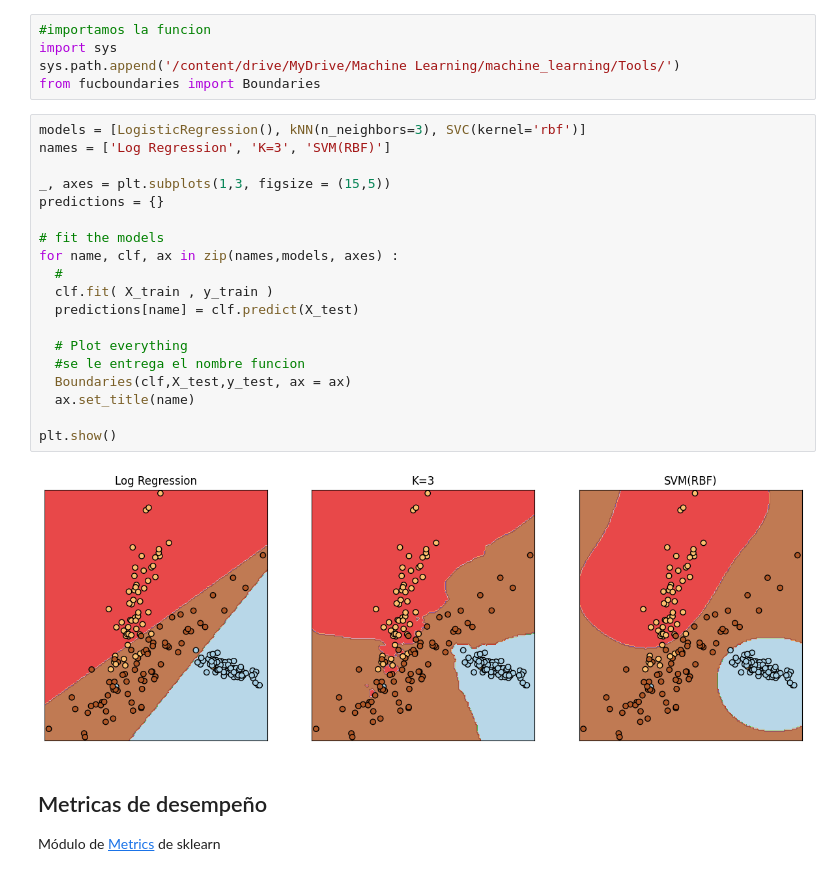
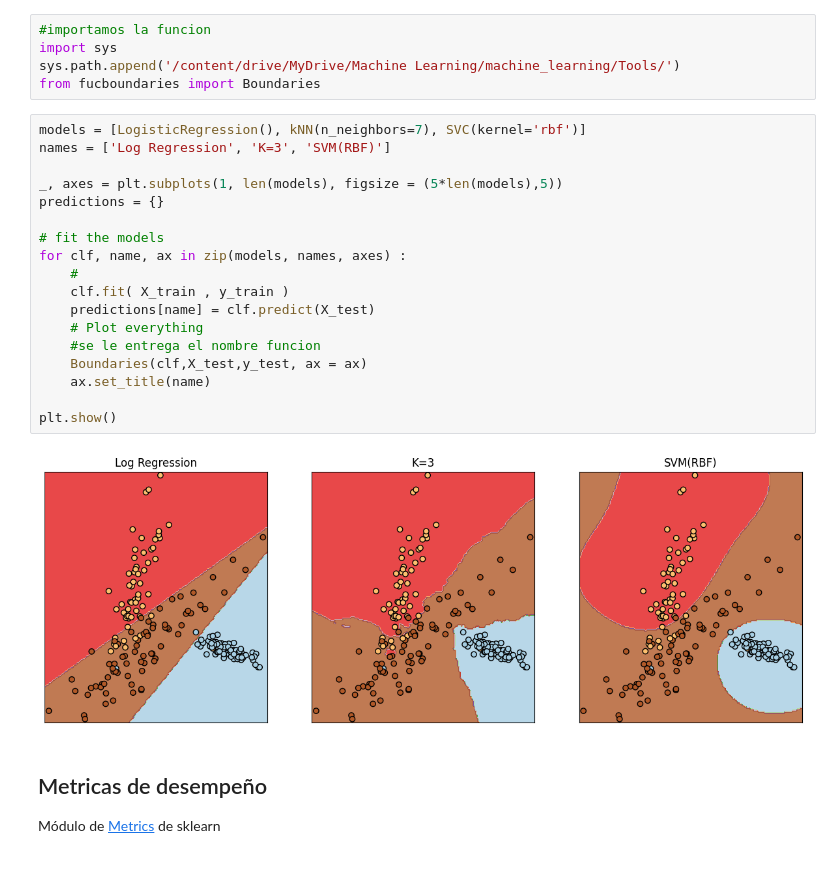
Before and after one commit to Luisa96fernanda/machine_learning, a Jupyter notebook: Sem_05/Supervised_Metrics.ipynb, the cells around one changed output. Drawn from its saved outputs; the diff is of its cells as text.

```diff
--- a/Sem_05/Supervised_Metrics.ipynb
+++ b/Sem_05/Supervised_Metrics.ipynb
@@ -41,26 +41,25 @@ import sys
 sys.path.append('/content/drive/MyDrive/Machine Learning/machine_learning/Tools/')
 from fucboundaries import Boundaries
 # %%
-models = [LogisticRegression(), kNN(n_neighbors=3), SVC(kernel='rbf')]
+models = [LogisticRegression(), kNN(n_neighbors=7), SVC(kernel='rbf')]
 names = ['Log Regression', 'K=3', 'SVM(RBF)']
 
-_, axes = plt.subplots(1,3, figsize = (15,5))
+_, axes = plt.subplots(1, len(models), figsize = (5*len(models),5))
 predictions = {}
 
 # fit the models
-for name, clf, ax in zip(names,models, axes) :
-  #
-  clf.fit( X_train , y_train )
-  predictions[name] = clf.predict(X_test)
-
-  # Plot everything
-  #se le entrega el nombre funcion
-  Boundaries(clf,X_test,y_test, ax = ax)
-  ax.set_title(name)
+for clf, name, ax in zip(models, names, axes) :
+    #
+    clf.fit( X_train , y_train )
+    predictions[name] = clf.predict(X_test)
+    # Plot everything
+    #se le entrega el nombre funcion
+    Boundaries(clf,X_test,y_test, ax = ax)
+    ax.set_title(name)
 
 plt.show()
 # %% [output]
-[figure, old version]
+[figure, new version]
 # %% [markdown]
 ## Metricas de desempeño
 
```
Also changed, not shown: parts of 5 cells of this notebook.
